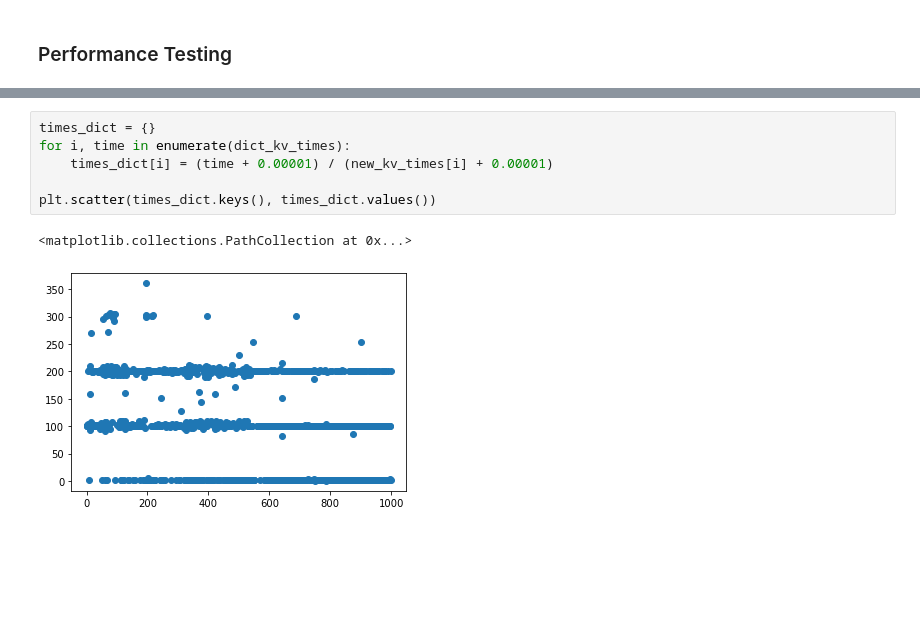
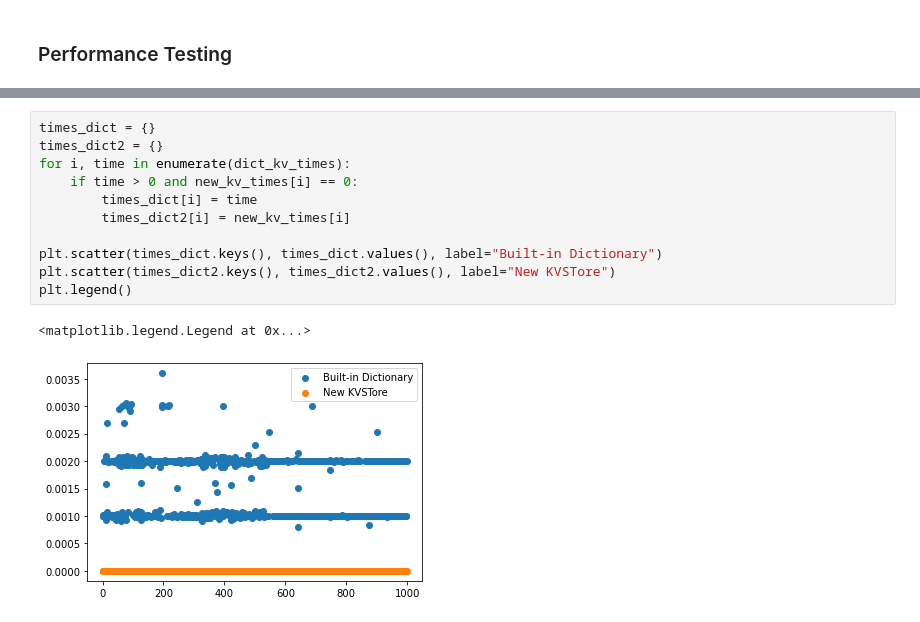
Before and after one commit to teresahanak/btree-kv-store, a Jupyter notebook: btree_kv_store_thanak_2023_01_24.ipynb, the cells around one changed output, grey strips where cells are left out. Cells and saved outputs as stored; diff of their text form; blank space fills up the shorter version.

Commit message:
Added one speed plot

```diff
--- a/btree_kv_store_thanak_2023_01_24.ipynb
+++ b/btree_kv_store_thanak_2023_01_24.ipynb
@@ -413,11 +413,16 @@ plt.scatter(times_dict.keys(), times_dict.values())
 [interactive output not drawn]
 # %%
 times_dict = {}
+times_dict2 = {}
 for i, time in enumerate(dict_kv_times):
-    times_dict[i] = (time + 0.00001) / (new_kv_times[i] + 0.00001)
+    if time > 0 and new_kv_times[i] == 0:
+        times_dict[i] = time
+        times_dict2[i] = new_kv_times[i]
 
-plt.scatter(times_dict.keys(), times_dict.values())
+plt.scatter(times_dict.keys(), times_dict.values(), label="Built-in Dictionary")
+plt.scatter(times_dict2.keys(), times_dict2.values(), label="New KVSTore")
+plt.legend()
 # %% [output]
-<matplotlib.collections.PathCollection at 0x...>
+<matplotlib.legend.Legend at 0x...>
-[figure, old version]
+[figure, new version]
 [interactive output not drawn]
```
